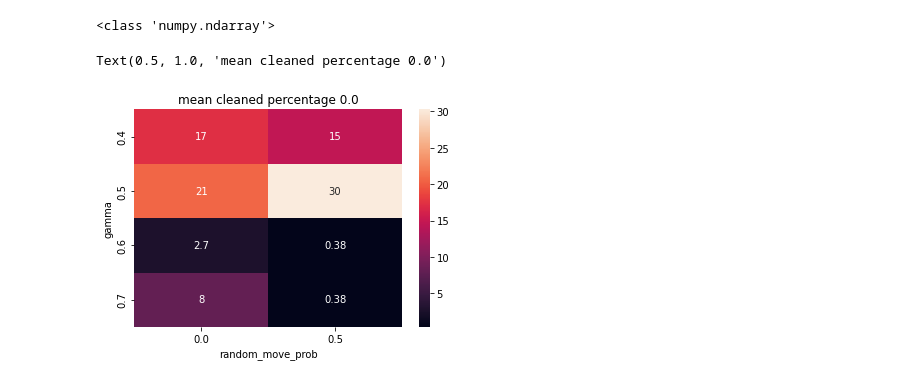
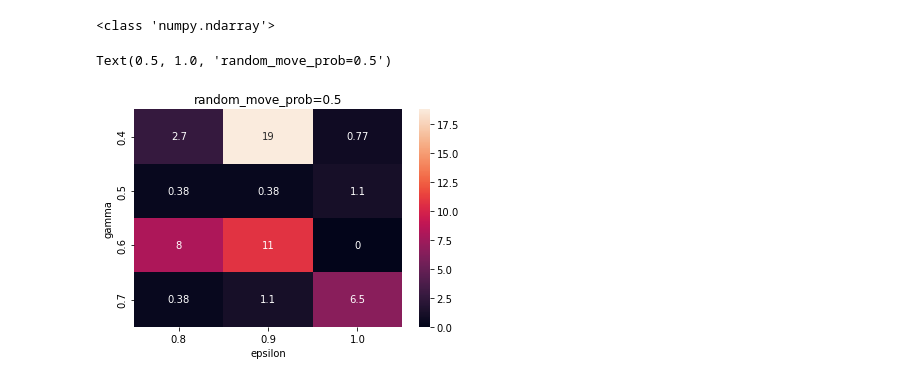
Before and after one commit to mlostar/2AMC15-Group10, a Jupyter notebook: Discrete-Simulations/visualization.ipynb, the cells around one changed output. Cells and saved outputs as stored; diff of their text form; code cells hidden in the pictures.

Commit message:
heatmap_visual

```diff
--- a/Discrete-Simulations/visualization.ipynb
+++ b/Discrete-Simulations/visualization.ipynb
@@ -28,8 +28,10 @@ data
 # %%
 #pd.unique(data['random_move_prob'])
 plot_names = pd.unique(data['random_move_prob']).tolist()
+# %%
+para_fixed = 'random_move_prob'
 # %%
-df=data.groupby(['epsilon']).get_group(0.8)[["mean cleaned percentage","random_move_prob","gamma"]]
+df=data.groupby([para_fixed]).get_group(0.5)[["mean cleaned percentage","epsilon","gamma"]]
 # %%
 Cols = pd.unique(df.iloc[:,1]).tolist()
 Index = pd.unique(df.iloc[:,2]).tolist()
@@ -42,13 +44,11 @@ score = np.reshape(score,[n_param_0,n_param_1])
 <class 'numpy.ndarray'>
 # %%
 df_draw = pd.DataFrame(score, index=Index, columns=Cols)
-
 ax=sns.heatmap(df_draw, annot=True)
-ax.set_xlabel(df.columns[1])
-ax.set_ylabel(df.columns[2])
+ax.set(xlabel = df.columns[1], ylabel = df.columns[2])
 plot_name = plot_names[0]
-title = df.columns[0]+' '+str(plot_names[0])
+title = para_fixed + '=' +str(plot_names[1])
 ax.set_title(title)
 # %% [output]
-Text(0.5, 1.0, 'mean cleaned percentage 0.0')
+Text(0.5, 1.0, 'random_move_prob=0.5')
-[figure, old version]
+[figure, new version]
```
Also changed, not shown: parts of 4 cells of this notebook.
